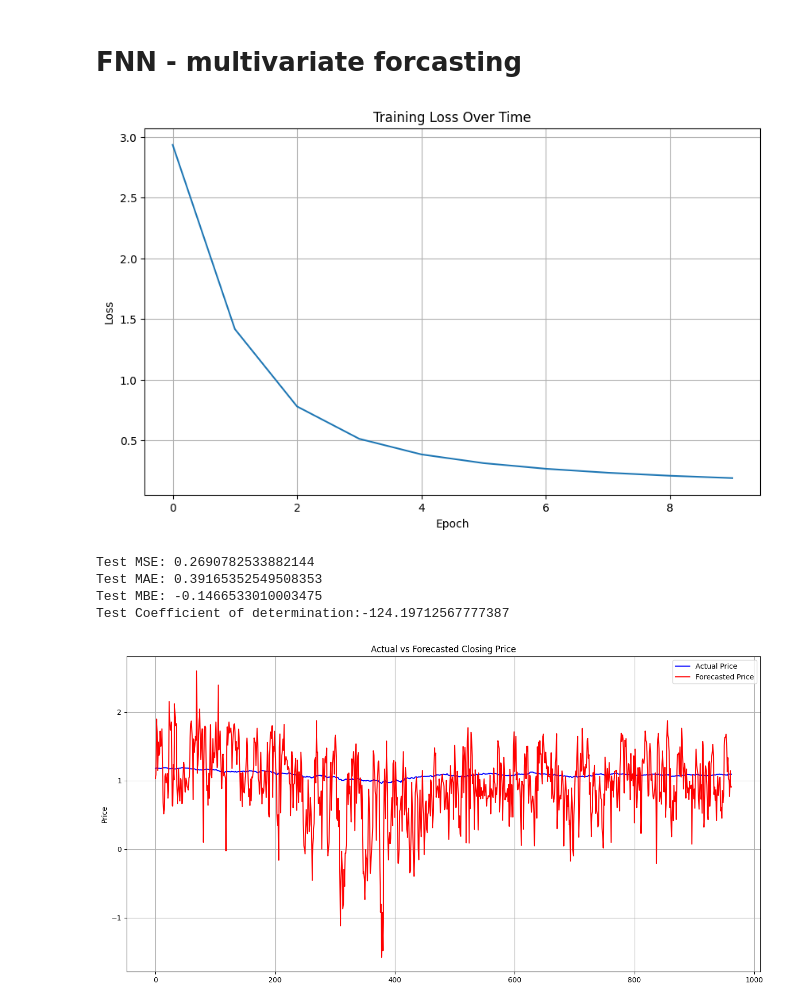
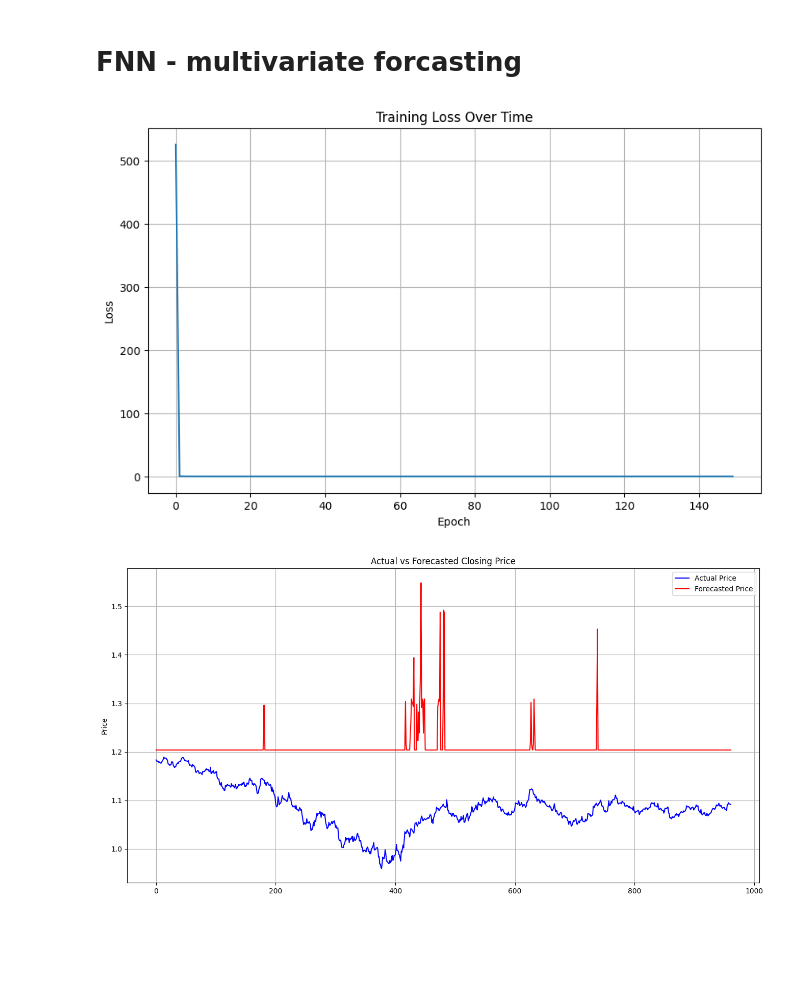
Before and after one commit to D-Mutabazi/Data-Engineering-Projects-and-Coursework, a Jupyter notebook: FNN_Forecast.ipynb, the cells around one changed output. Drawn from its saved outputs; the diff is of its cells as text; code cells hidden in the pictures; blank space fills up the shorter version.

```diff
--- a/FNN_Forecast.ipynb
+++ b/FNN_Forecast.ipynb
@@ -372,10 +372,12 @@ multifeatureData =multifeatureData[cols]
 
 
 ################################## Calculte the lagged features - Data Loader #####################################
-n_past= 3
+n_past= 5
 n_future =1
 target_column =-1
-selected_features = ['Open','RSI', 'Close']
+# selected_features = [ 'Close']
+selected_features = ['High','stoch_k','ATR','RSI','Close']
+
 # selected_features = ['200_sma','50_sma','12_ema','Close']
 data = multifeatureData[selected_features] #subset selection of features and model performance ->convert to numpy array if error
 # data = data.dropna()
@@ -459,10 +461,11 @@ test_loader = DataLoader(test_dataset, batch_size=32, shuffle=False)
 
 # Define the Neural Network
 input_size = data.shape[1]*n_past #input size determined but the number of
-hidden_size_1 = 10  # Hidden layer 1 size (# nuerons)
-hidden_size_2 = 10  # Hiden layer 2 size (# neurons)
-hidden_size_3 = 5   # hidden layer 3
-hidden_size_4 = 5
+hidden_size_1 = 8  # Hidden layer 1 size (# nuerons)
+hidden_size_2 = 7  # Hiden layer 2 size (# neurons)
+hidden_size_3 = 6   # hidden layer 3
+hidden_size_4 = 7
+
 output_size = 1  # Output layer size (predicting the closing price)
 
 torch.manual_seed(42)  # For reproducibility
@@ -474,7 +477,13 @@ b_hidden_1 = torch.randn(hidden_size_1, requires_grad=True)
 W_hidden_2 = torch.randn(hidden_size_1, hidden_size_2, requires_grad=True)
 b_hidden_2 = torch.randn(hidden_size_2, requires_grad=True)
 
-W_output = torch.randn(hidden_size_2, output_size, requires_grad=True)
+W_hidden_3 = torch.randn(hidden_size_2, hidden_size_3, requires_grad=True)
+b_hidden_3 = torch.randn(hidden_size_3, requires_grad=True)
+
+W_hidden_4 = torch.randn(hidden_size_3, hidden_size_4, requires_grad=True)
+b_hidden_4 = torch.randn(hidden_size_4, requires_grad=True)
+
+W_output = torch.randn(hidden_size_4, output_size, requires_grad=True)
 b_output = torch.randn(output_size, requires_grad=True)
 
 # Activation function (ReLU)
@@ -493,12 +502,17 @@ def forward(features):
     hidden_layer_2  = activated_hidden_1 @ W_hidden_2 + b_hidden_2
     activated_hidden_2 = relu(hidden_layer_2)
 
-    output = activated_hidden_2 @ W_output + b_output  # Linear transformation (hidden -> output)
-    return relu(output)
+    hidden_layer_3  = activated_hidden_2 @ W_hidden_3 + b_hidden_3
+    activated_hidden_3 = relu(hidden_layer_3)
 
+    hidden_layer_4  = activated_hidden_3 @ W_hidden_4 + b_hidden_4
+    activated_hidden_4 = relu(hidden_layer_4)
+
+    output = activated_hidden_4 @ W_output + b_output  # Linear transformation (hidden -> output)
+    return output
 # Training the neural network
 learning_rate = 0.001
-num_epochs = 10
+num_epochs = 150
 
 # Track loss during training
 train_loss_history = []
@@ -523,6 +537,12 @@ for epoch in range(num_epochs):
             W_hidden_2 -= learning_rate * W_hidden_2.grad
             b_hidden_2 -= learning_rate * b_hidden_2.grad
 
+            W_hidden_3 -= learning_rate * W_hidden_3.grad
+            b_hidden_3 -= learning_rate * b_hidden_3.grad
+
+            W_hidden_4 -= learning_rate * W_hidden_4.grad
+            b_hidden_4 -= learning_rate * b_hidden_4.grad
+
 
             W_output -= learning_rate * W_output.grad
             b_output -= learning_rate * b_output.grad
@@ -533,6 +553,14 @@ for epoch in range(num_epochs):
 
             W_hidden_2.grad.zero_()
             b_hidden_2.grad.zero_()
+
+            W_hidden_3.grad.zero_()
+            b_hidden_3.grad.zero_()
+
+
+            W_hidden_4.grad.zero_()
+            b_hidden_4.grad.zero_()
+
 
             W_output.grad.zero_()
             b_output.grad.zero_()
@@ -567,41 +595,37 @@ from sklearn.metrics import r2_score
 actual_prices = []
 predicted_prices = []
 
 
 with torch.no_grad():  # Disable gradient computation during testing
     for batch_idx, (features, labels) in enumerate(test_loader):
         predicted_close = forward(features)
         actual_prices.extend(labels.tolist())  # Collect actual prices
         predicted_prices.extend(predicted_close.view(-1).tolist())  # Collect predicted prices
 
 # Evaluate the model
 
 predicted_prices = np.array(predicted_prices)
 actual_prices = np.array(actual_prices)
 
-test_mse = mean_squared_error(actual_prices, predicted_prices)
-test_mae = mean_absolute_error(actual_prices, predicted_prices)
-test_mbe = np.mean(predicted_prices - actual_prices) # mean bias error
-test_r2 = r2_score(actual_prices, predicted_prices)
+# test_mse = mean_squared_error(actual_prices, predicted_prices)
+# test_mae = mean_absolute_error(actual_prices, predicted_prices)
+# test_mbe = np.mean(predicted_prices - actual_prices) # mean bias error
+# test_r2 = r2_score(actual_prices, predicted_prices)
 
-print(f'Test MSE: {test_mse}\nTest MAE: {test_mae}\nTest MBE: {test_mbe}\nTest Coefficient of determination:{test_r2}')
+# print(f'Test MSE: {test_mse}\nTest MAE: {test_mae}\nTest MBE: {test_mbe}\nTest Coefficient of determination:{test_r2}')
 
 
 # Plot actual vs predicted prices
 plt.figure(figsize=(16, 8))
 plt.plot(actual_prices, label="Actual Price", color='blue', linestyle='-')
 plt.plot(predicted_prices, label="Forecasted Price", color='red', linestyle='-')
 plt.ylabel('Price')
 plt.title('Actual vs Forecasted Closing Price')
 plt.legend()
 plt.grid(True)
 plt.show()
 
 # Plot results
 # %% [output]
-[figure, old version]
+[figure, new version]
-Test MSE: 0.2690782533882144
-Test MAE: 0.39165352549508353
-Test MBE: -0.1466533010003475
-Test Coefficient of determination:-124.19712567777387
-[figure, old version]
+[figure, new version]
```
